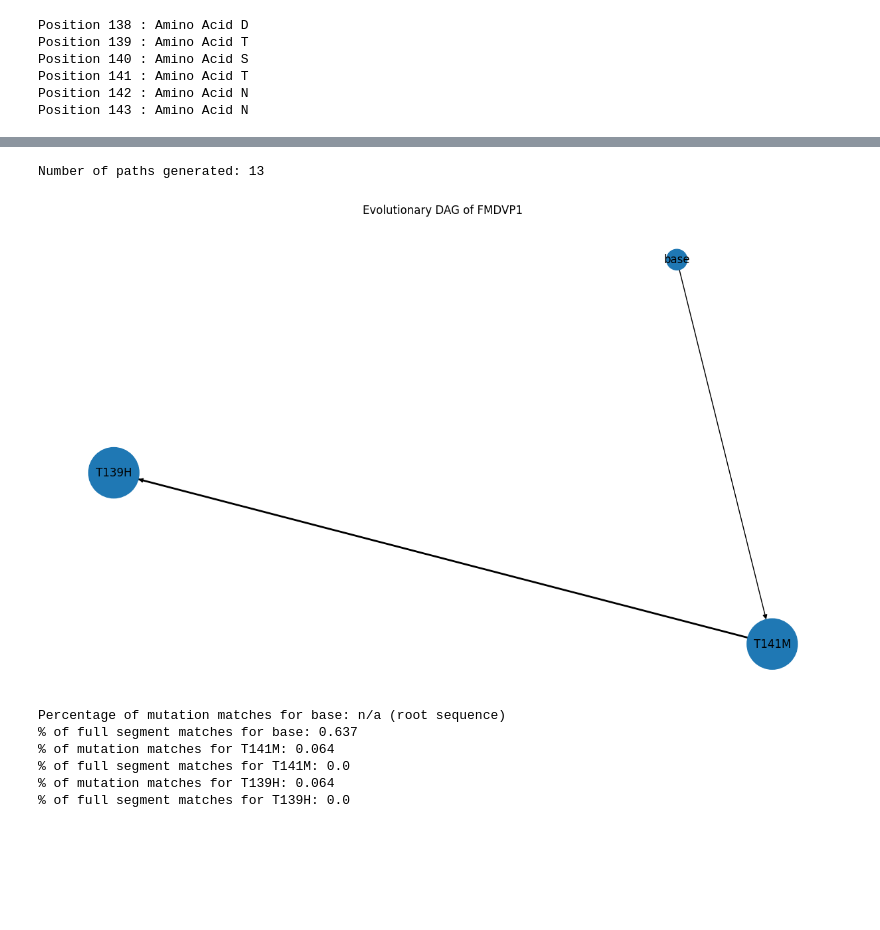
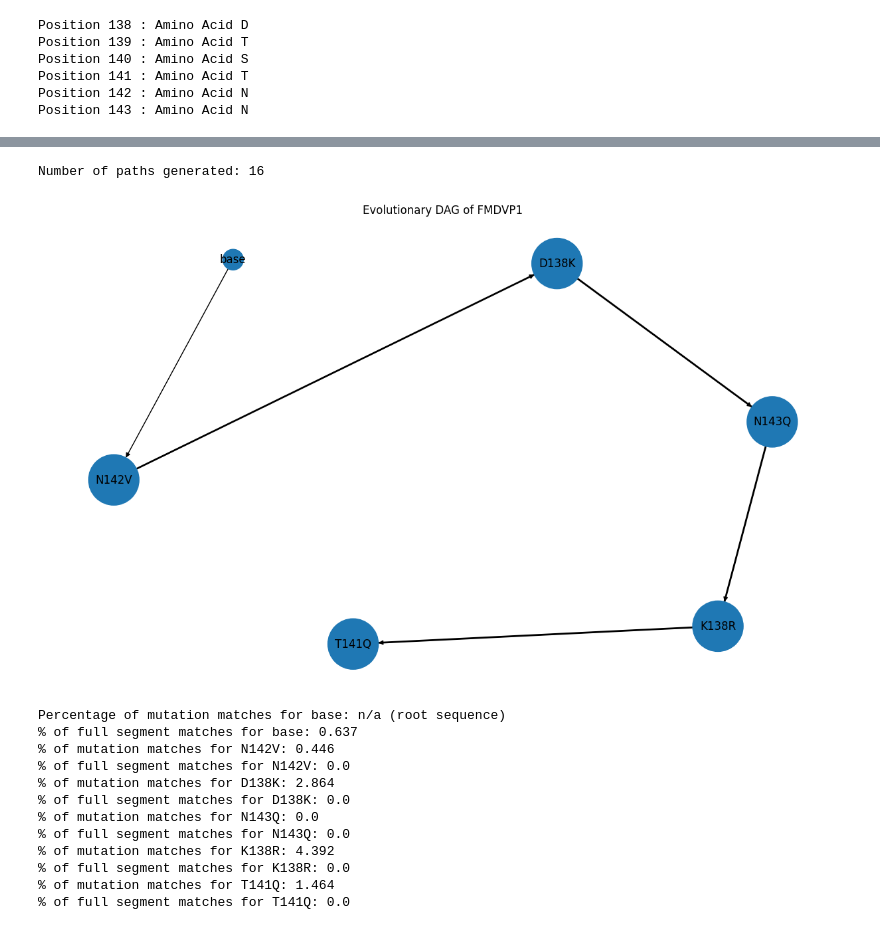
Before and after one commit to aubreyagub/esm2_for_fmdv, a Jupyter notebook: fmd_evolution/fmd-mh.ipynb, the cells around one changed output, grey strips where cells are left out. Cells and saved outputs as stored; diff of their text form; code cells hidden in the pictures; blank space fills up the shorter version.

Commit message:
current version of the package displayed with predictions

```diff
--- a/fmd_evolution/fmd-mh.ipynb
+++ b/fmd_evolution/fmd-mh.ipynb
@@ -31,7 +33,8 @@ mh_positions_per_seq = 3 # number of positions generated via mh
 mh_mutations_per_seq = 3 # number of amino acids generated per pos
 
 # evaluation strategy parameters
-max_generations = 6
+max_generations = 5
+file_path = os.path.join("evaluation", "FMDV_VP1_HVR_1571seq_aln.fas") # can only be applied on predictions with constrained positions 138-143 - can I push this to my repo? or not supposed to be public?
 # %%
 # constrained segment to mutate
 segment = list(reference_seq)[constrained_start-1:constrained_end] # convert base-1 amino acid positions to base-0 for python indexing
@@ -62,24 +84,26 @@ evolution.visualise_graph()
 # %%
-path_distances,shortest_paths = evolution.get_pool_of_best_paths() # paths to leaf nodes only
-sorted_best_paths = evolution.sort_paths_by_mutation_score(path_distances,shortest_paths)
-print(f"Number of paths generated: {len(sorted_best_paths)}")
+sorted_best_paths = evolution.get_best_paths_in_order() # paths to leaf nodes only
+print(f"Number of paths generated: {len(sorted_best_paths)}") # sorted by mean mutation score for path
 # %% [output]
-Number of paths generated: 13
+Number of paths generated: 16
 # %%
 best_path = sorted_best_paths[0][1]
 evolution.visualise_graph(best_path)
+evolution.evaluate_path_using_alignments(evolutionary_path=best_path)
 # %% [output]
-[figure, old version]
+[figure, new version]
+Percentage of mutation matches for base: n/a (root sequence)
+% of full segment matches for base: 0.637
+% of mutation matches for N142V: 0.446
+% of full segment matches for N142V: 0.0
+% of mutation matches for D138K: 2.864
+% of full segment matches for D138K: 0.0
+% of mutation matches for N143Q: 0.0
+% of full segment matches for N143Q: 0.0
+% of mutation matches for K138R: 4.392
+% of full segment matches for K138R: 0.0
+% of mutation matches for T141Q: 1.464
+% of full segment matches for T141Q: 0.0
-# %%
-alignments_file_path = os.path.join("evaluation", "FMDV_VP1_HVR_1571seq_aln.fas") # can I push this to my repo? or not supposed to be public?
-evolution.evaluate_path_using_alignments(evolutionary_path=best_path,file_path=alignments_file_path)
-# %% [output]
-Percentage of mutation matches for base: n/a (root sequence)
-% of full segment matches for base: 0.637
-% of mutation matches for T141M: 0.064
-% of full segment matches for T141M: 0.0
-% of mutation matches for T139H: 0.064
-% of full segment matches for T139H: 0.0
 # %%
 worst_path = sorted_best_paths[-1][1]
 evolution.visualise_graph(worst_path)
```
Also changed, not shown: parts of 40 cells of this notebook.
